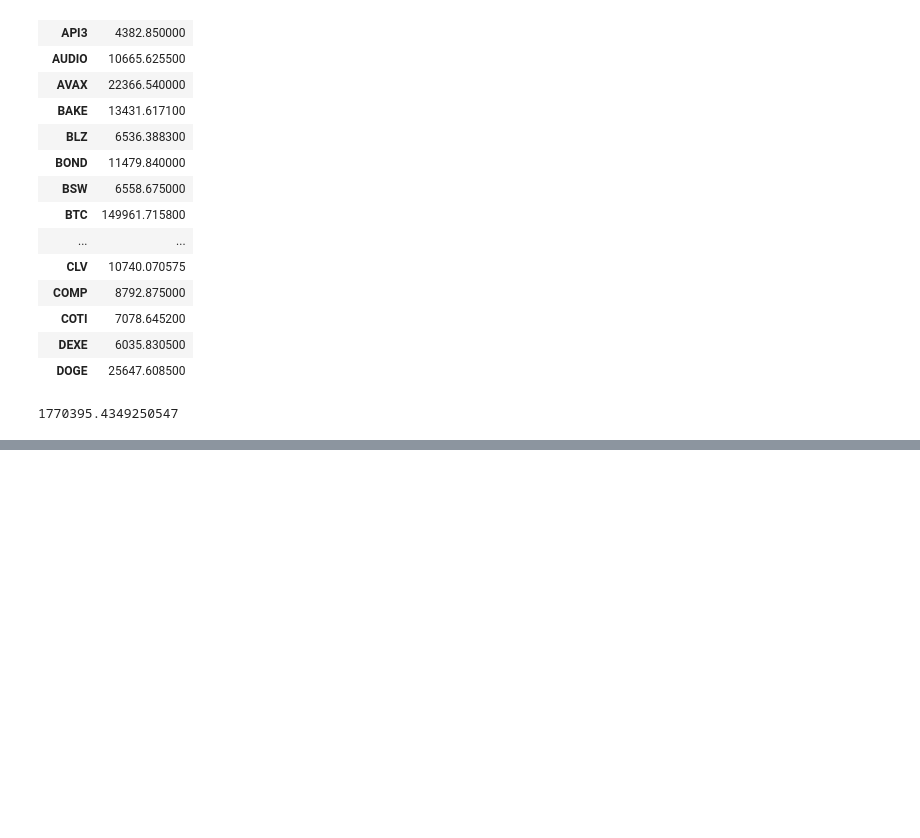
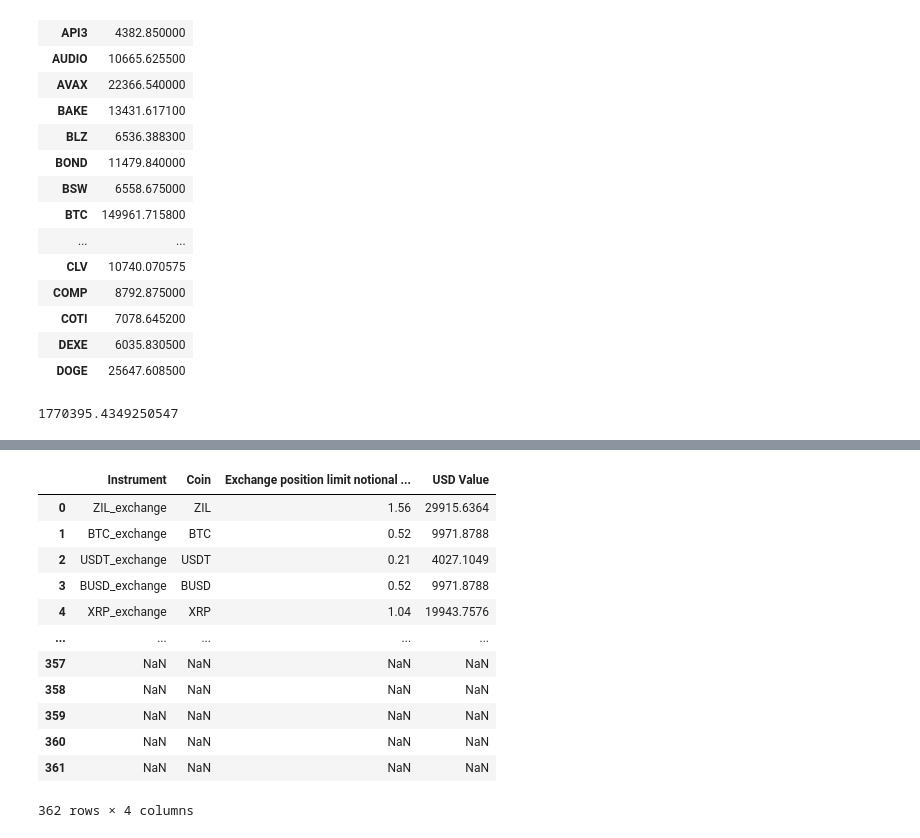
Before and after one commit to Gsilvera24/home_test, a Jupyter notebook: Financial Analysis Notebook.ipynb, the cells around one changed output, grey strips where cells are left out. Cells and saved outputs as stored; diff of their text form; code cells hidden in the pictures; blank space fills up the shorter version.

```diff
--- a/Financial Analysis Notebook.ipynb
+++ b/Financial Analysis Notebook.ipynb
@@ -147,4 +170,21 @@ pivot_table['USD Value'].sum()
 exchange['USD Value'] = df['Exchange position limit notional ( in BTC)'] * 19176.69
+# %%
+#check
+exchange
+# %% [output]
+|  | Instrument | Coin | Exchange position limit notional ... | USD Value |
+| 0 | ZIL_exchange | ZIL | 1.56 | 29915.6364 |
+| 1 | BTC_exchange | BTC | 0.52 | 9971.8788 |
+| 2 | USDT_exchange | USDT | 0.21 | 4027.1049 |
+| 3 | BUSD_exchange | BUSD | 0.52 | 9971.8788 |
+| 4 | XRP_exchange | XRP | 1.04 | 19943.7576 |
+| ... | ... | ... | ... | ... |
+| 357 | NaN | NaN | NaN | NaN |
+| 358 | NaN | NaN | NaN | NaN |
+| 359 | NaN | NaN | NaN | NaN |
+| 360 | NaN | NaN | NaN | NaN |
+| 361 | NaN | NaN | NaN | NaN |
+362 rows × 4 columns
 # %%
 #drop nulls
 exchange.dropna(inplace=True)
```
Also changed, not shown: parts of 18 cells of this notebook.
